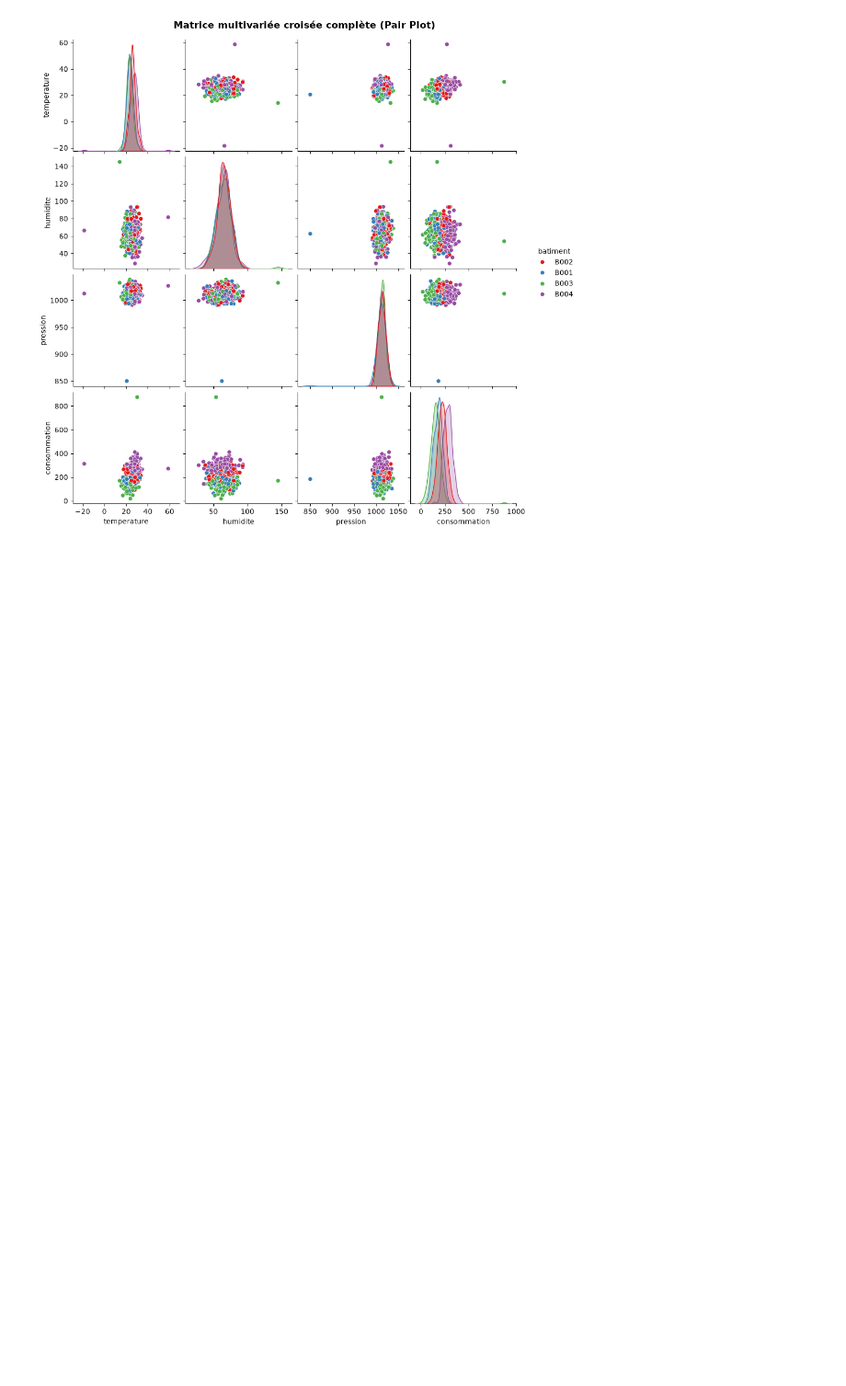
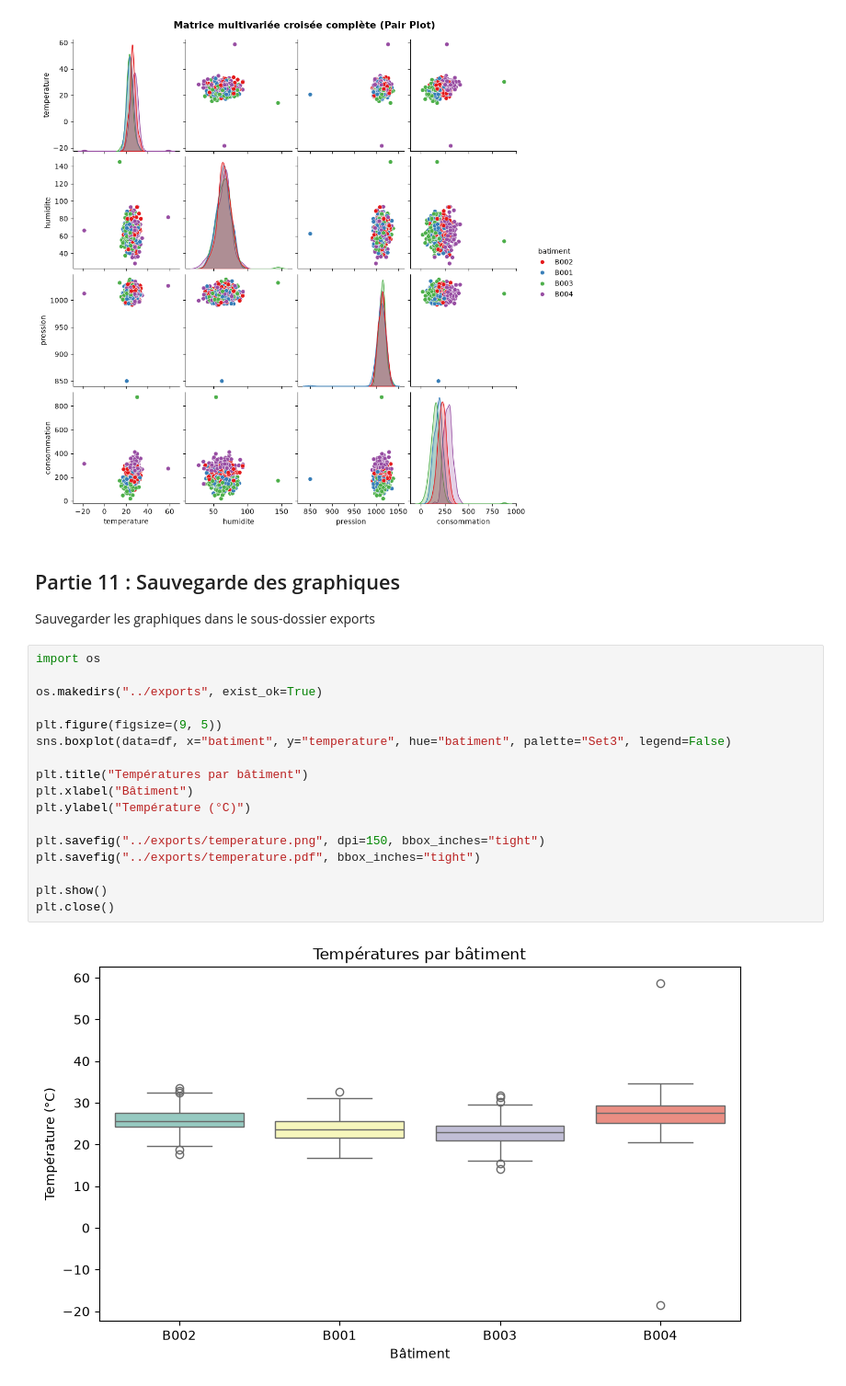
Before and after one commit to DIOPBARHAM/atelier_seaborn_iot, a Jupyter notebook: notebooks/atelier_seaborn_iot.ipynb, the cells around one changed output. Shown at 92% size. Saved outputs shown, nothing was run; the diff lists cells and outputs as text; blank space fills up the shorter version.

Commit message:
Partie 11 : Sauvegarde des graphiques Sauvegarder les graphiques dans le sous-dossier exports

```diff
--- a/notebooks/atelier_seaborn_iot.ipynb
+++ b/notebooks/atelier_seaborn_iot.ipynb
@@ -431,3 +431,25 @@ g.fig.suptitle("Matrice multivariée croisée complète (Pair Plot)", y=1.02, fo
 plt.show()
 # %% [output]
 [figure]
+# %% [markdown]
+## Partie 11 : Sauvegarde des graphiques
+Sauvegarder les graphiques dans le sous-dossier exports
+# %%
+import os
+
+os.makedirs("../exports", exist_ok=True)
+
+plt.figure(figsize=(9, 5))
+sns.boxplot(data=df, x="batiment", y="temperature", hue="batiment", palette="Set3", legend=False)
+
+plt.title("Températures par bâtiment")
+plt.xlabel("Bâtiment")
+plt.ylabel("Température (°C)")
+
+plt.savefig("../exports/temperature.png", dpi=150, bbox_inches="tight")
+plt.savefig("../exports/temperature.pdf", bbox_inches="tight")
+
+plt.show()
+plt.close()
+# %% [output]
+[figure, added]
```
Also changed, not shown: 2 other files.
